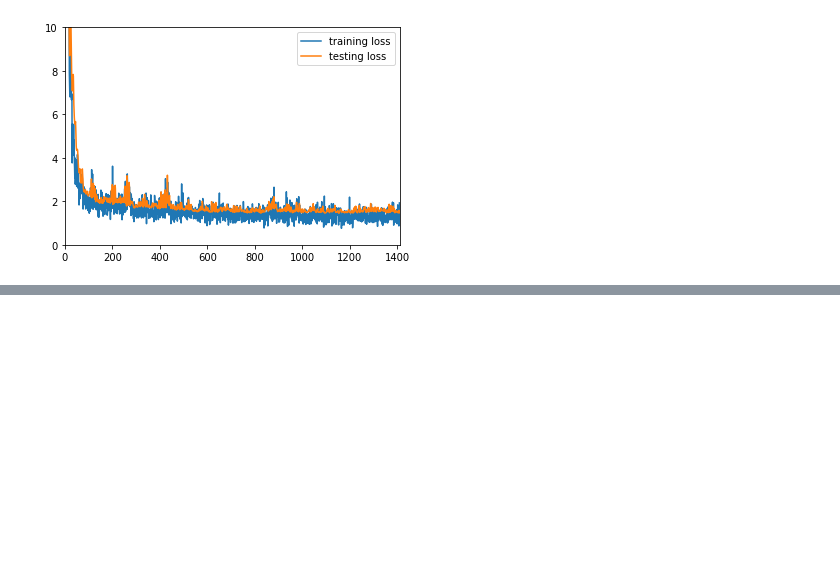
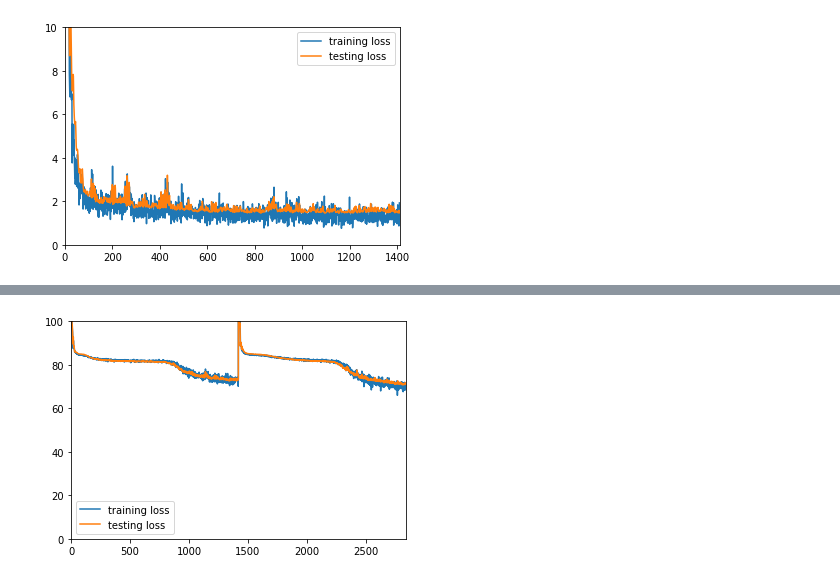
Before and after one commit to icaros-usc/EvoStone2, a Jupyter notebook: TestBed/DeckSearch/train_log/plot_loss.ipynb, the cells around one changed output, grey strips where cells are left out. Cells and saved outputs as stored; diff of their text form; code cells hidden in the pictures; blank space fills up the shorter version.

```diff
--- a/TestBed/DeckSearch/train_log/plot_loss.ipynb
+++ b/TestBed/DeckSearch/train_log/plot_loss.ipynb
@@ -74,0 +83,4 @@ plot_losses("train_loss_fcnn.txt", "test_loss_fcnn.txt", 10)
+# %%
+plot_losses("train_loss_vae.txt", "test_loss_vae.txt", 100)
+# %% [output]
+[figure, added]
```
Also changed, not shown: parts of 5 cells of this notebook, 2 other files.
